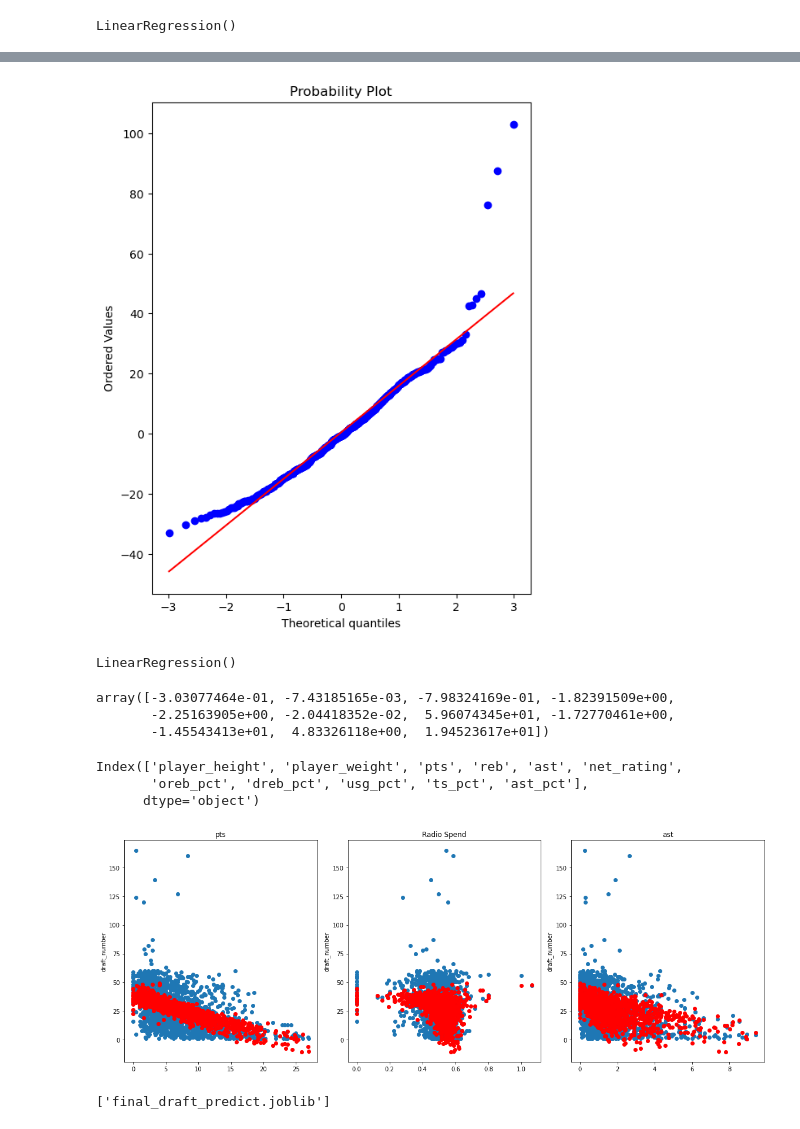
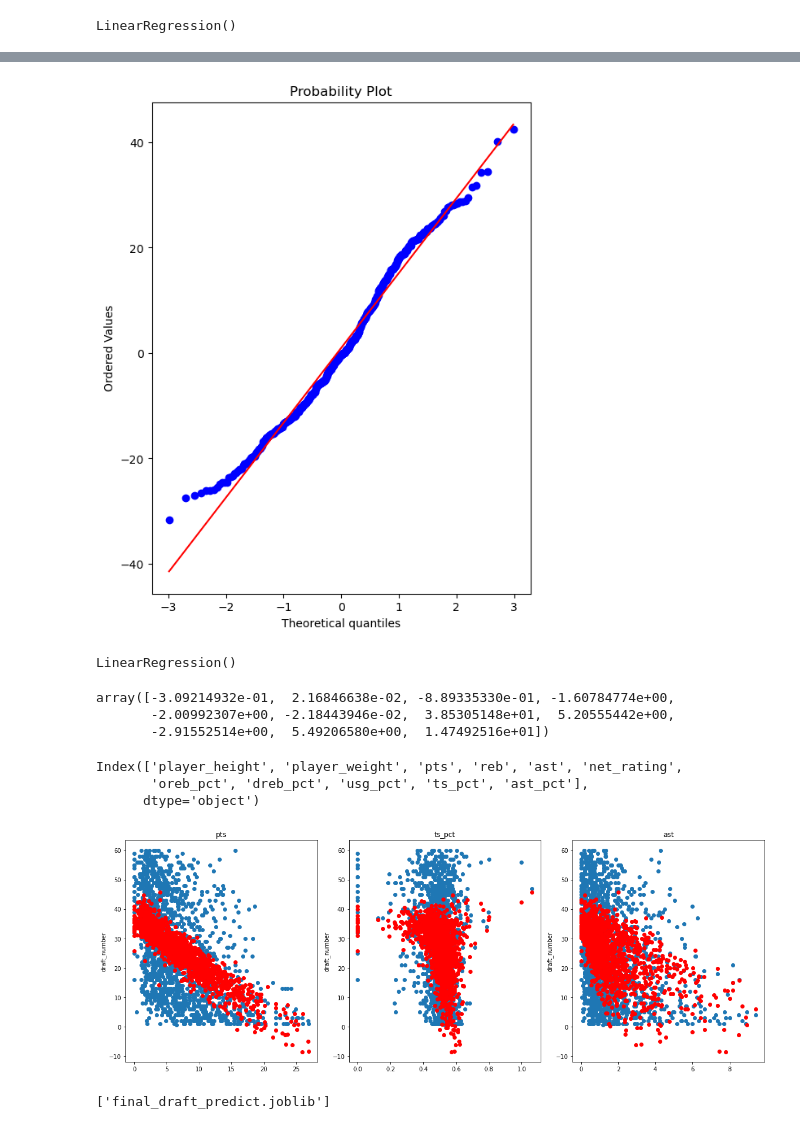
Before and after one commit to RafaSzl/NBA_players_analysis, a Jupyter notebook: nba_project.ipynb, the cells around one changed output, grey strips where cells are left out. Drawn from its saved outputs; the diff is of its cells as text; code cells hidden in the pictures.

Commit message:
edit of a model after changing draft number range

```diff
--- a/nba_project.ipynb
+++ b/nba_project.ipynb
@@ -10,9 +10,8 @@ df = pd.read_csv('all_seasons_working.csv')
 
 # changing 'draft number' column from object type to int type
 df.draft_number = pd.to_numeric(df.draft_number, errors='coerce').fillna(0).astype(np.int64)
-# saving undrafted players in anorher dataframe
-df_with_undrafted = df[df['draft_number'] == 0]
-# dropping undrafted players from df
-df_only_drafted_players = df.drop(index=df_with_undrafted.index)
-# group by name
-drafted_players_grouped = df_only_drafted_players.groupby('player_name').mean()
+# # group by name
+mean_val_players = df.groupby('player_name').mean()
+# dropping players with draft number not in range(1, 61) (we want to base on new form of draft where max draft number is 60)
+drafted_players_grouped = mean_val_players[(mean_val_players['draft_number'] > 0) & (mean_val_players['draft_number'] < 61)]
+drafted_players_grouped
@@ -162,7 +176,7 @@ _ = sp.stats.probplot(test_residuals, plot=ax)
 
 # The red line is 'normal distribution'
 # %% [output]
-[figure, old version]
+[figure, new version]
 # %%
 # DEPLOYMENT OF THE MODEL
 # this should be the same model that was adjusted on test set of data
@@ -180,9 +194,9 @@ LinearRegression()
 final_model.coef_
 # if I increase reb by one unit, i can expect decreasing draft_number by 1,82
 # %% [output]
-array([-3.03077464e-01, -7.43185165e-03, -7.98324169e-01, -1.82391509e+00,
-       -2.25163905e+00, -2.04418352e-02,  5.96074345e+01, -1.72770461e+00,
-       -1.45543413e+01,  4.83326118e+00,  1.94523617e+01])
+array([-3.09214932e-01,  2.16846638e-02, -8.89335330e-01, -1.60784774e+00,
+       -2.00992307e+00, -2.18443946e-02,  3.85305148e+01,  5.20555442e+00,
+       -2.91552514e+00,  5.49206580e+00,  1.47492516e+01])
 # %%
 X.columns
 # %% [output]
@@ -192,25 +206,28 @@ Index(['player_height', 'player_weight', 'pts', 'reb', 'ast', 'net_rating',
 # %%
 # showing on plot true values and values predicted by a model
 y_hat = final_model.predict(X)
+
 fig,axes = plt.subplots(nrows=1,ncols=3,figsize=(16,6))
 
 axes[0].plot(drafted_players_grouped['pts'],drafted_players_grouped['draft_number'],'o')
 axes[0].plot(drafted_players_grouped['pts'],y_hat,'o',color='red')
 axes[0].set_ylabel('draft_number')
 axes[0].set_title("pts")
 
 axes[1].plot(drafted_players_grouped['ts_pct'],drafted_players_grouped['draft_number'],'o')
 axes[1].plot(drafted_players_grouped['ts_pct'],y_hat,'o',color='red')
-axes[1].set_title("Radio Spend")
+axes[1].set_title("ts_pct")
 axes[1].set_ylabel('draft_number')
 
 axes[2].plot(drafted_players_grouped['ast'],drafted_players_grouped['draft_number'],'o')
 axes[2].plot(drafted_players_grouped['ast'],y_hat,'o',color='red')
 axes[2].set_title("ast");
 axes[2].set_ylabel('draft_number')
 plt.tight_layout();
+
+# red color are values predicted by a model
 # %% [output]
-[figure, old version]
+[figure, new version]
 # %%
 # DEPLOING A MODEL
 from joblib import dump, load
```
Also changed, not shown: parts of 11 cells of this notebook, 1 other file.
